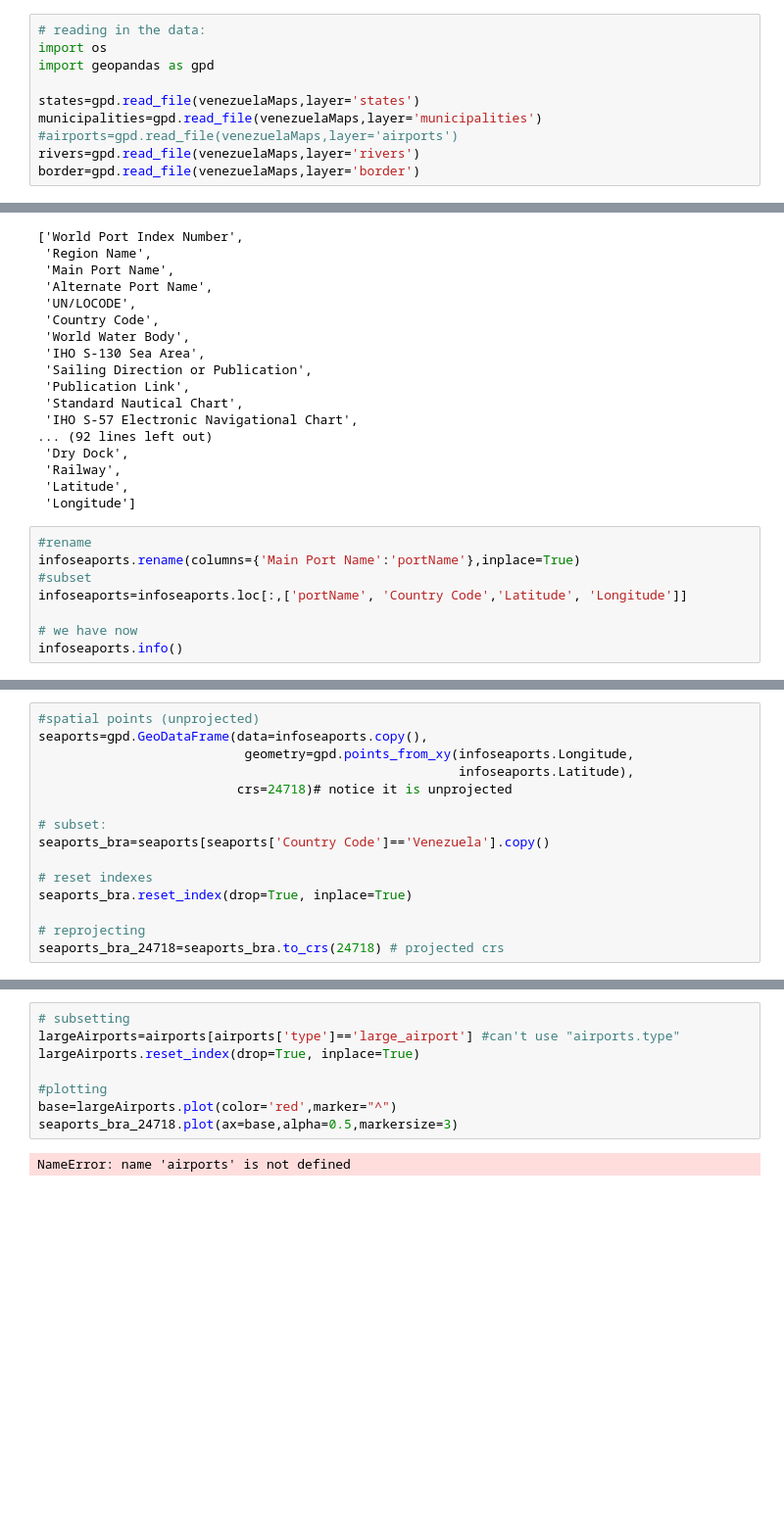
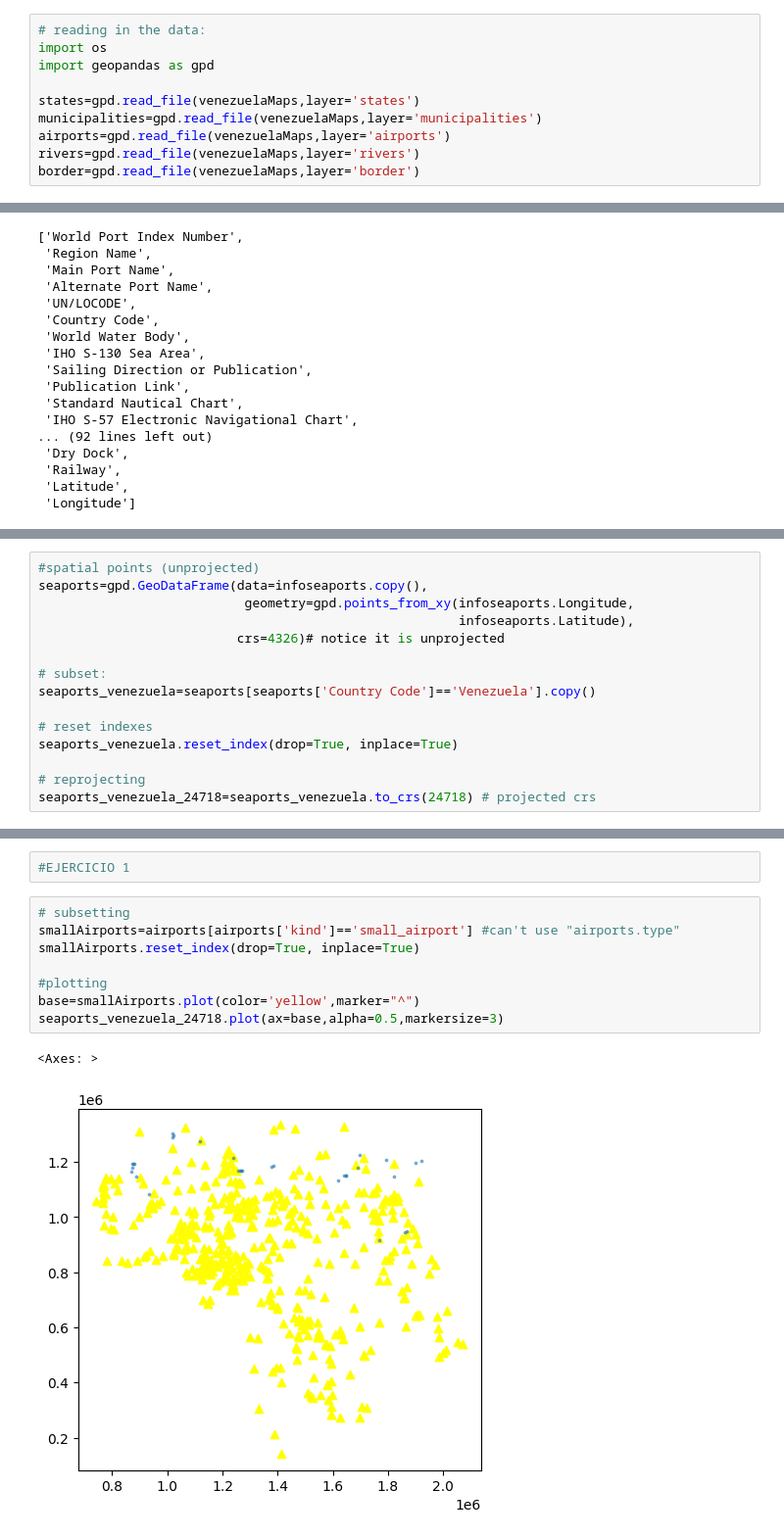
Before and after one commit to enrique1157/tarea4, a Jupyter notebook: Untitled.ipynb, the cells around one changed output, grey strips where cells are left out. Shown: that part at 98% size. Saved outputs shown, nothing was run; the diff lists cells and outputs as text; blank space fills up the shorter version.

```diff
--- a/Untitled.ipynb
+++ b/Untitled.ipynb
@@ -21,7 +23,7 @@ import geopandas as gpd
 
 states=gpd.read_file(venezuelaMaps,layer='states')
 municipalities=gpd.read_file(venezuelaMaps,layer='municipalities')
-#airports=gpd.read_file(venezuelaMaps,layer='airports')
+airports=gpd.read_file(venezuelaMaps,layer='airports')
 rivers=gpd.read_file(venezuelaMaps,layer='rivers')
 border=gpd.read_file(venezuelaMaps,layer='border')
 # %%
@@ -51,11 +53,3 @@ infoseaports.columns.to_list()
  'Railway',
  'Latitude',
  'Longitude']
-# %%
-#rename
-infoseaports.rename(columns={'Main Port Name':'portName'},inplace=True)
-#subset
-infoseaports=infoseaports.loc[:,['portName', 'Country Code','Latitude', 'Longitude']]
-
-# we have now
-infoseaports.info()
@@ -86,13 +58,13 @@ infoseaports.head()
 seaports=gpd.GeoDataFrame(data=infoseaports.copy(),
                            geometry=gpd.points_from_xy(infoseaports.Longitude,
                                                        infoseaports.Latitude),
-                          crs=24718)# notice it is unprojected
+                          crs=4326)# notice it is unprojected
 
 # subset:
-seaports_bra=seaports[seaports['Country Code']=='Venezuela'].copy()
+seaports_venezuela=seaports[seaports['Country Code']=='Venezuela'].copy()
 
 # reset indexes
-seaports_bra.reset_index(drop=True, inplace=True)
+seaports_venezuela.reset_index(drop=True, inplace=True)
 
 # reprojecting
-seaports_bra_24718=seaports_bra.to_crs(24718) # projected crs
+seaports_venezuela_24718=seaports_venezuela.to_crs(24718) # projected crs
@@ -99,11 +73,14 @@ seaports_bra_24718=seaports_bra.to_crs(24718) # projected crs
+# %%
+#EJERCICIO 1
 # %%
 # subsetting
-largeAirports=airports[airports['type']=='large_airport'] #can't use "airports.type"
-largeAirports.reset_index(drop=True, inplace=True)
+smallAirports=airports[airports['kind']=='small_airport'] #can't use "airports.type"
+smallAirports.reset_index(drop=True, inplace=True)
 
 #plotting
-base=largeAirports.plot(color='red',marker="^")
-seaports_bra_24718.plot(ax=base,alpha=0.5,markersize=3)
+base=smallAirports.plot(color='yellow',marker="^")
+seaports_venezuela_24718.plot(ax=base,alpha=0.5,markersize=3)
 # %% [output]
-NameError: name 'airports' is not defined
+<Axes: >
+[figure, added]
 # %%
```
Also changed, not shown: parts of 12 cells of this notebook.
